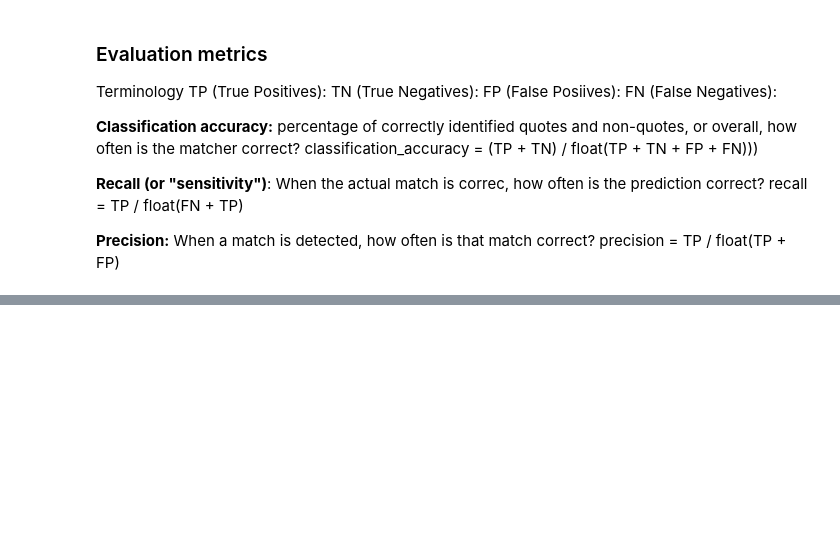
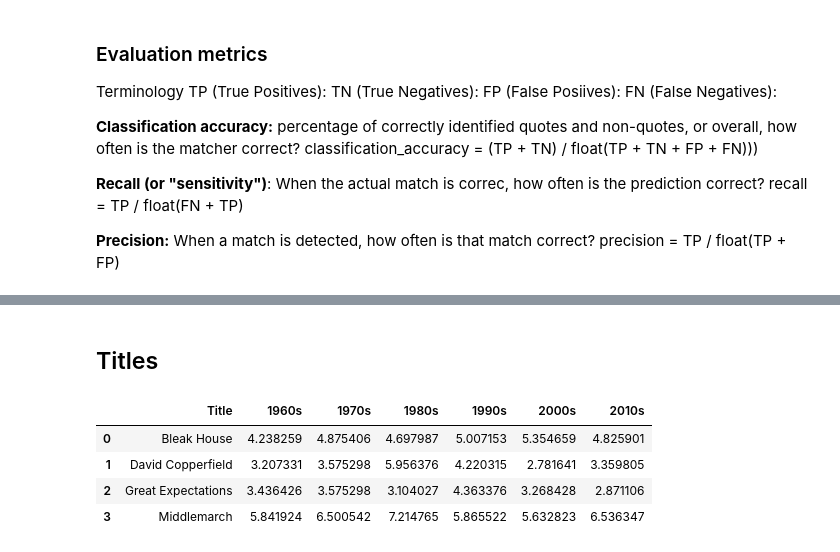
Before and after one commit to lit-mod-viz/middlemarch-critical-histories, a Jupyter notebook: notebooks/jstor-data-and-analysis.ipynb, the cells around one changed output, grey strips where cells are left out. Cells and saved outputs as stored; diff of their text form; code cells hidden in the pictures; blank space fills up the shorter version.

```diff
--- a/notebooks/jstor-data-and-analysis.ipynb
+++ b/notebooks/jstor-data-and-analysis.ipynb
@@ -2741,0 +2849,12 @@ for i, row in geJournalCodes.iterrows():
+# %% [markdown]
+## Titles
+# %%
+vs_titles_df = pd.read_csv("../../../Middlematch/VS-author-title-frequencies/VS-title-term_frequencies.csv")
+# %%
+vs_titles_df
+# %% [output]
+|  | Title | 1960s | 1970s | 1980s | 1990s | 2000s | 2010s |
+| 0 | Bleak House | 4.238259 | 4.875406 | 4.697987 | 5.007153 | 5.354659 | 4.825901 |
+| 1 | David Copperfield | 3.207331 | 3.575298 | 5.956376 | 4.220315 | 2.781641 | 3.359805 |
+| 2 | Great Expectations | 3.436426 | 3.575298 | 3.104027 | 4.363376 | 3.268428 | 2.871106 |
+| 3 | Middlemarch | 5.841924 | 6.500542 | 7.214765 | 5.865522 | 5.632823 | 6.536347 |
```
Also changed, not shown: parts of 20 cells of this notebook, 7 other files.
